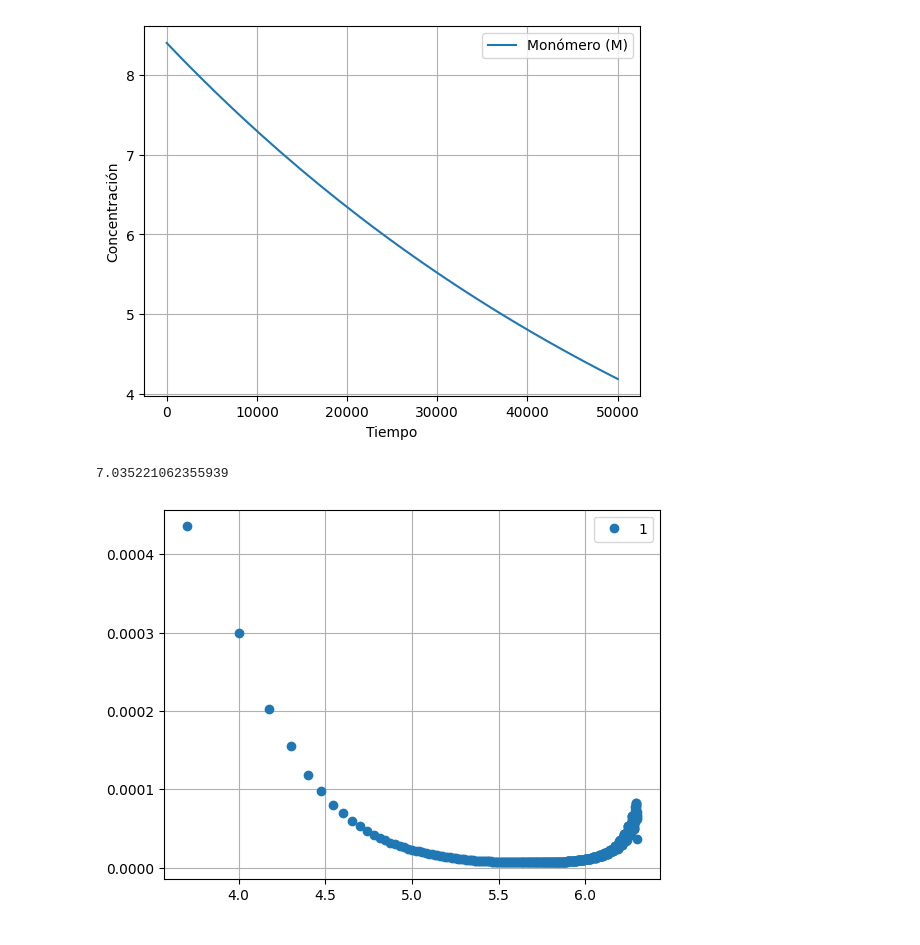
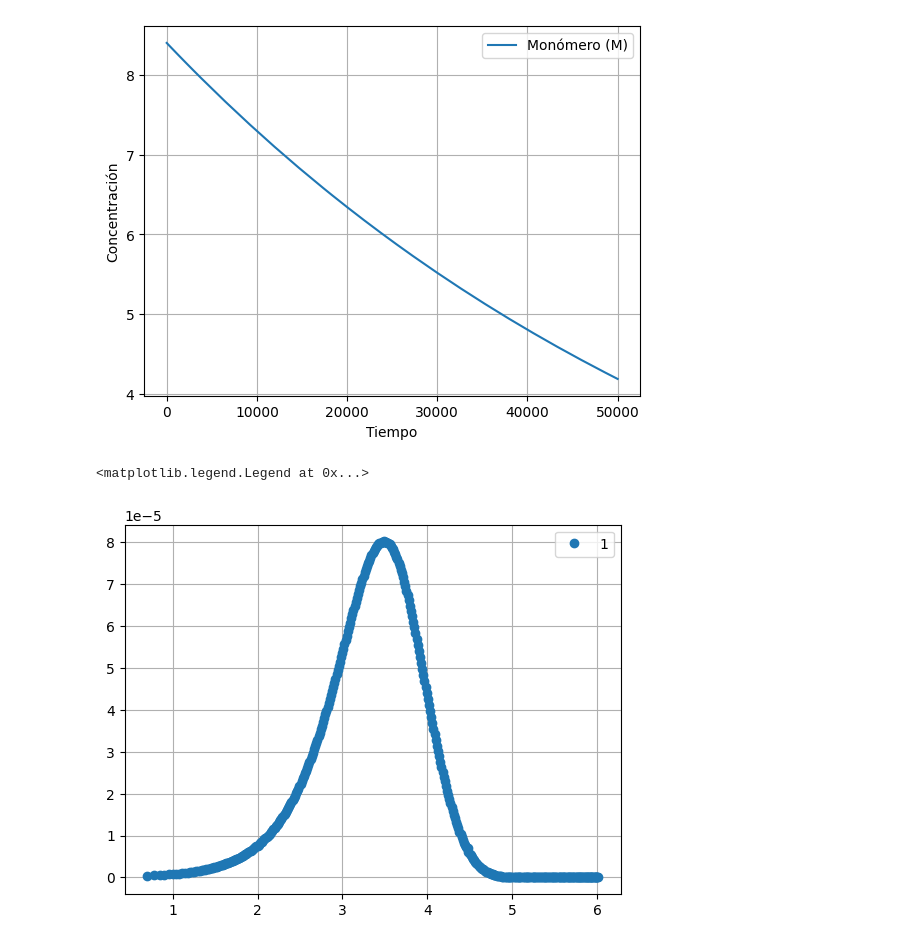
Before and after one commit to NicolasHeredia/KR_method, a Jupyter notebook: kr_second_test.ipynb, the cells around one changed output. Drawn from its saved outputs; the diff is of its cells as text; code cells hidden in the pictures.

```diff
--- a/kr_second_test.ipynb
+++ b/kr_second_test.ipynb
@@ -29,8 +63,4 @@ def lambda_1(M, L0, mu_1, mu_2): # momento one for radicals
 # %%
-# Crear un array de 400 valores para n
-
-n = np.arange(1, 401) * 5000
-
 # Crear un array con 400 elementos para b de propagación
 b_p = 1.0 / np.diff(n)
 b_p = np.append(b_p, b_p[-1])
@@ -70,7 +100,7 @@ def b_fraction(a_results):
     b = np.copy(filtered_results)
 
     # Incrementar el primer elemento en 1 y modificar el cuarto elemento
-    b[:, 0] = b[:, 0]  # Incrementar el primer elemento
+    b[:, 0] = b[:, 0] + 1 # Incrementar el primer elemento
     b[:, 3] = 1.0 - b[:, 3]  # Restar el cuarto elemento de 1.0
 
     return b
@@ -152,16 +184,20 @@ def balances_KR(t, y):
     dNrdt = np.zeros_like(Nrd)
     dNpdt = np.zeros_like(Npd)
 
-    for idx in range(len(Nrd)):
+    # Resolver para los radicales con QSSA
+    A = np.zeros((len(Npd), len(Npd)))
+    b = np.zeros(len(Npd))
+
+    for idx in range(len(Npd)):
         if idx == 0:
-            dNrdt[idx] = (- (kfm * M + (ktd + ktc) * L0 + kfp * mu_1) * Nrd[idx]
-                          - kp * M * (b_p[idx] * Nrd[idx])
-                          + kfp * L0 * n[idx] * Npd[idx]
-                          + kfm * M * L0 + 2 * f * ki * I)
+            A[idx, idx] = -(kfm * M + (ktd + ktc) * L0 + kfp * mu_1) - kp * M * b_p[idx]
+            b[idx] = -(kfm * M * L0 + 2 * f * ki * I + kfp * L0 * n[idx] * Npd[idx])
         else:
-            dNrdt[idx] = (- (kfm * M + (ktd + ktc) * L0 + kfp * mu_1) * Nrd[idx]
-                          + kp * M * (b_p[idx-1] * Nrd[idx-1] - b_p[idx] * Nrd[idx])
-                          + kfp * L0 * n[idx] * Npd[idx])
+            A[idx, idx] = -(kfm * M + (ktd + ktc) * L0 + kfp * mu_1) - kp * M * b_p[idx]
+            A[idx, idx-1] = kp * M * b_p[idx-1]
+            b[idx] = -(kfp * L0 * n[idx] * Npd[idx])
+
+    Nrd = solve_triangular(A, b, lower=True)
 
     for idx in range(len(Npd)):
         # Obtener los valores desde el diccionario o None si no existen
@@ -174,7 +210,12 @@ def balances_KR(t, y):
 
         # Solo calcular si hay datos en ai_idx
         if ai_idx is not None and len(ai_idx) > 0:
-            suma_1 = np.sum(ai_idx[: , 2] * Nrd[ai_idx[:, 0]] * Nrd[ai_idx[:, 1]])
+            idx_0 = np.array(ai_idx[:, 0], dtype=int)  # Convertir la primera columna a int
+            idx_1 = np.array(ai_idx[:, 1], dtype=int)  # Convertir la segunda columna a int
+            coef = ai_idx[:, 2]  # La tercera columna sigue siendo flotante
+
+            suma_1 = np.sum(coef * Nrd[idx_0] * Nrd[idx_1])
+
 
         # Solo calcular si hay datos en bi_idx
         if bi_idx is not None and len(bi_idx) > 0:
@@ -228,15 +269,13 @@ plt.show()
 [figure]
 # %%
 nlog = np.log10(n)
-pn1 = sol.y[405:805, 70] / (1/b_p)
+pn1 = sol.y[405:805, 20] / (1/b_p)
 
 pn1n = np.multiply(pn1, n)
 
 plt.plot(nlog, pn1n, 'o', label='1')
 plt.grid()
 plt.legend()
-
-sol.y[1][40]
 # %% [output]
-7.035221062355939
+<matplotlib.legend.Legend at 0x...>
-[figure, old version]
+[figure, new version]
```
Also changed, not shown: parts of 7 cells of this notebook, 2 other files.
